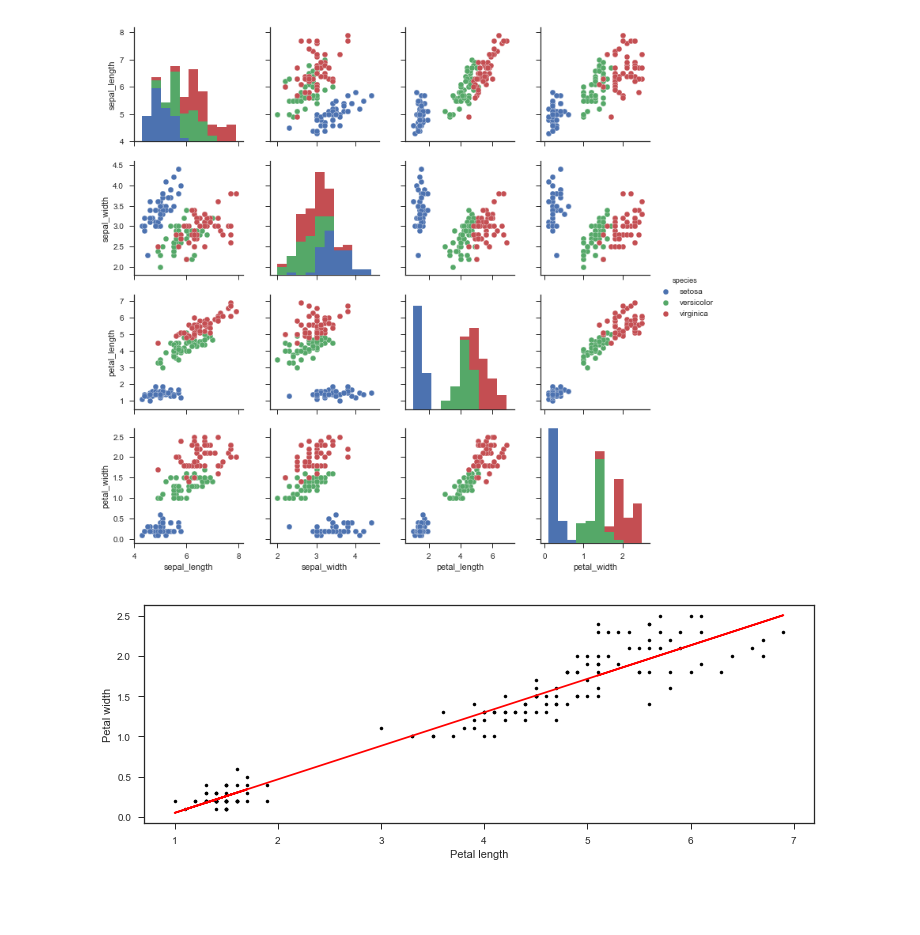
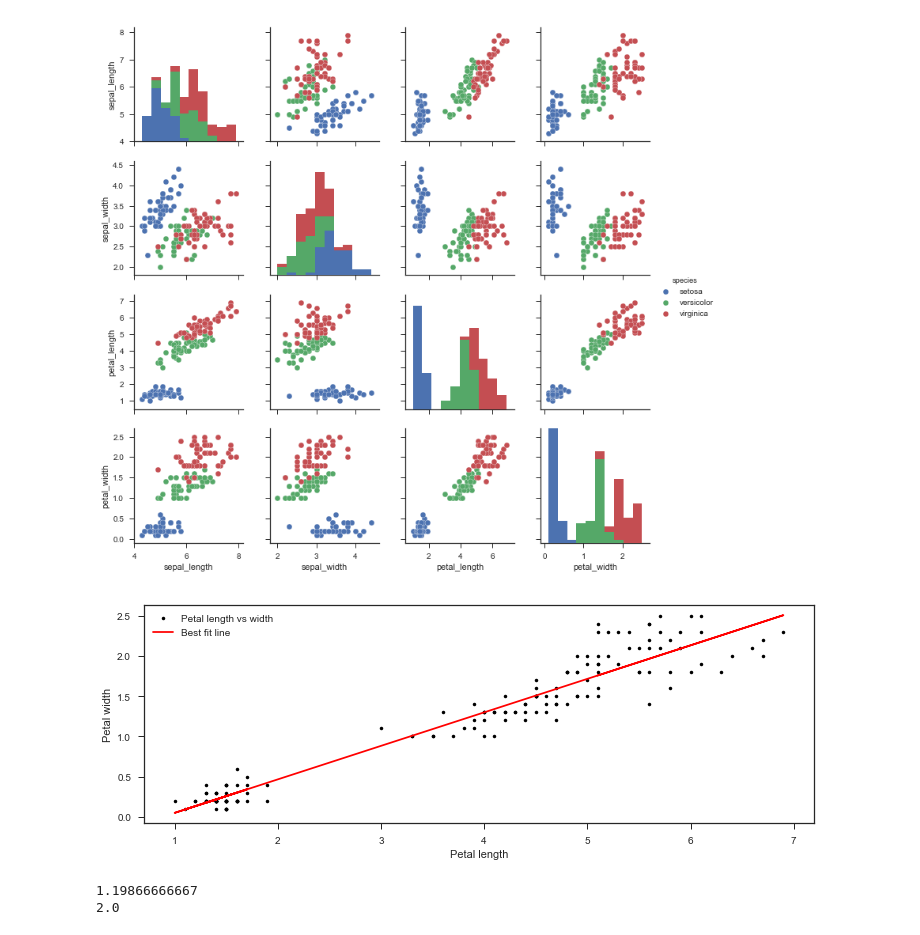
Before and after one commit to MindaugasVainauskas/jupyter-numpy-problems, a Jupyter notebook: Iris Data Set. Problem sheet 3.ipynb, the cells around one changed output. Saved outputs shown, nothing was run; the diff lists cells and outputs as text; code cells hidden in the pictures; blank space fills up the shorter version.

Commit message:
Added solution to problem 7

```diff
--- a/Iris Data Set. Problem sheet 3.ipynb
+++ b/Iris Data Set. Problem sheet 3.ipynb
@@ -104,16 +104,36 @@ sb.pairplot(gr, hue ="species")
 # %%
 # Problem 6 --> Add straight line to petal length and petal width graph from entire dataset
 
 plen = dataArray[:, 2]
 pwid = dataArray[:, 3]
 
-x, y = np.polyfit(np.asarray(plen, dtype=float), np.asarray(pwid, dtype=float), 1)
+plar = np.asarray(plen, dtype=float)
+pwar = np.asarray(pwid, dtype=float)
+
+x, y = np.polyfit(plar, pwar, 1)
+
+#calculate best fit line for this graph
+pwid_est = plar * x + y
 
 pl.rcParams['figure.figsize'] = (12,4)  #makes plot figure bigger
-pl.plot(plen, pwid, 'k.')
-pl.plot(plen, np.asarray(plen, dtype=float)*x +y, 'r-')
+pl.plot(plen, pwid, 'k.', label='Petal length vs width')  # plot length vs width graph
+pl.plot(plen, pwid_est, 'r-', label='Best fit line')  # Plot the best fit line
+pl.legend()
 pl.xlabel('Petal length')
 pl.ylabel('Petal width')
 pl.show()
 # %% [output]
-[figure, old version]
+[figure, new version]
+# %%
+# Problem 7 --> Calculate R squared value
+#calculate average width of petals in dataset
+y_avg = np.mean(pwar)
+print(y_avg)
+
+#calculate R squared value
+r_sqrd = 2 - np.sum(pwar-pwid_est)**2/np.sum((pwar-y_avg)**2)
+
+print(r_sqrd)
+# %% [output]
+1.19866666667
+2.0
```
